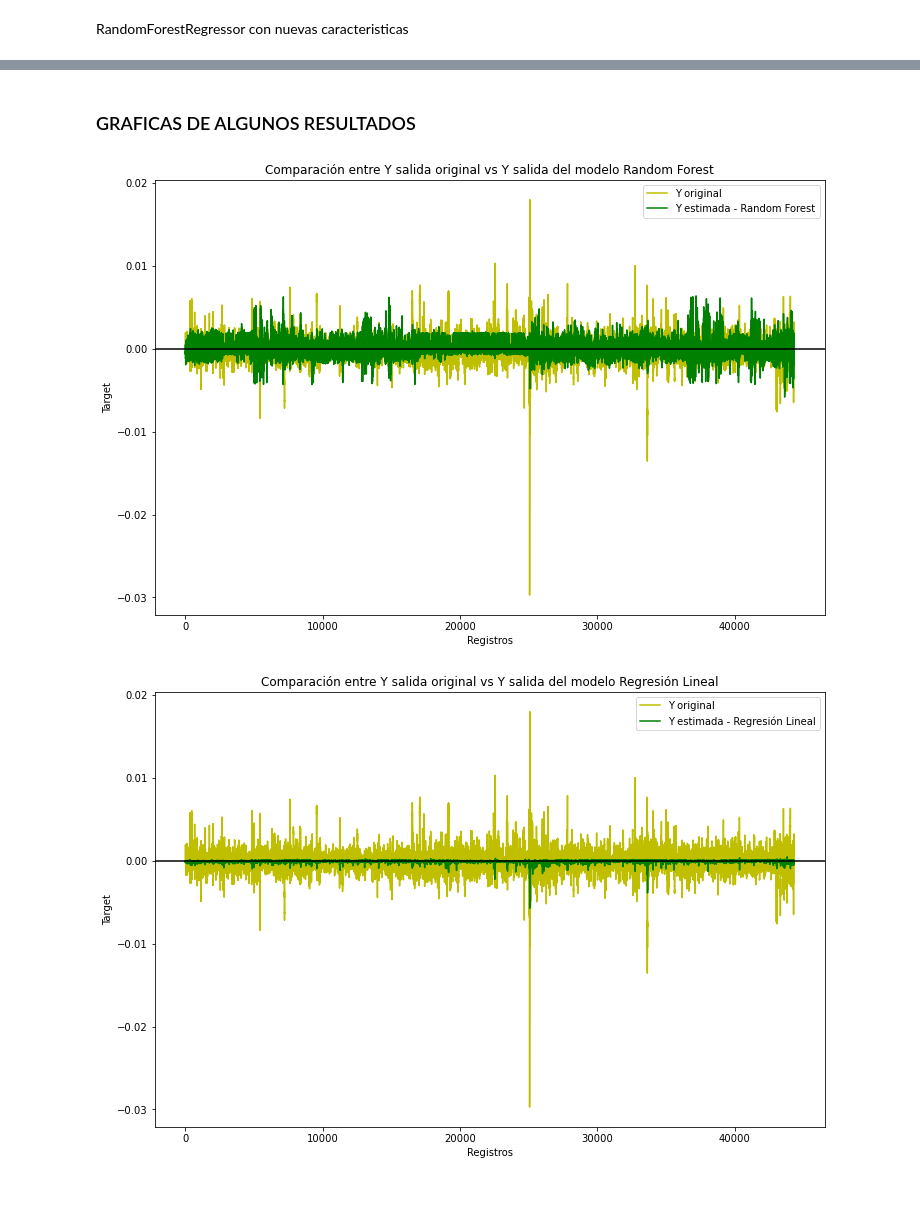
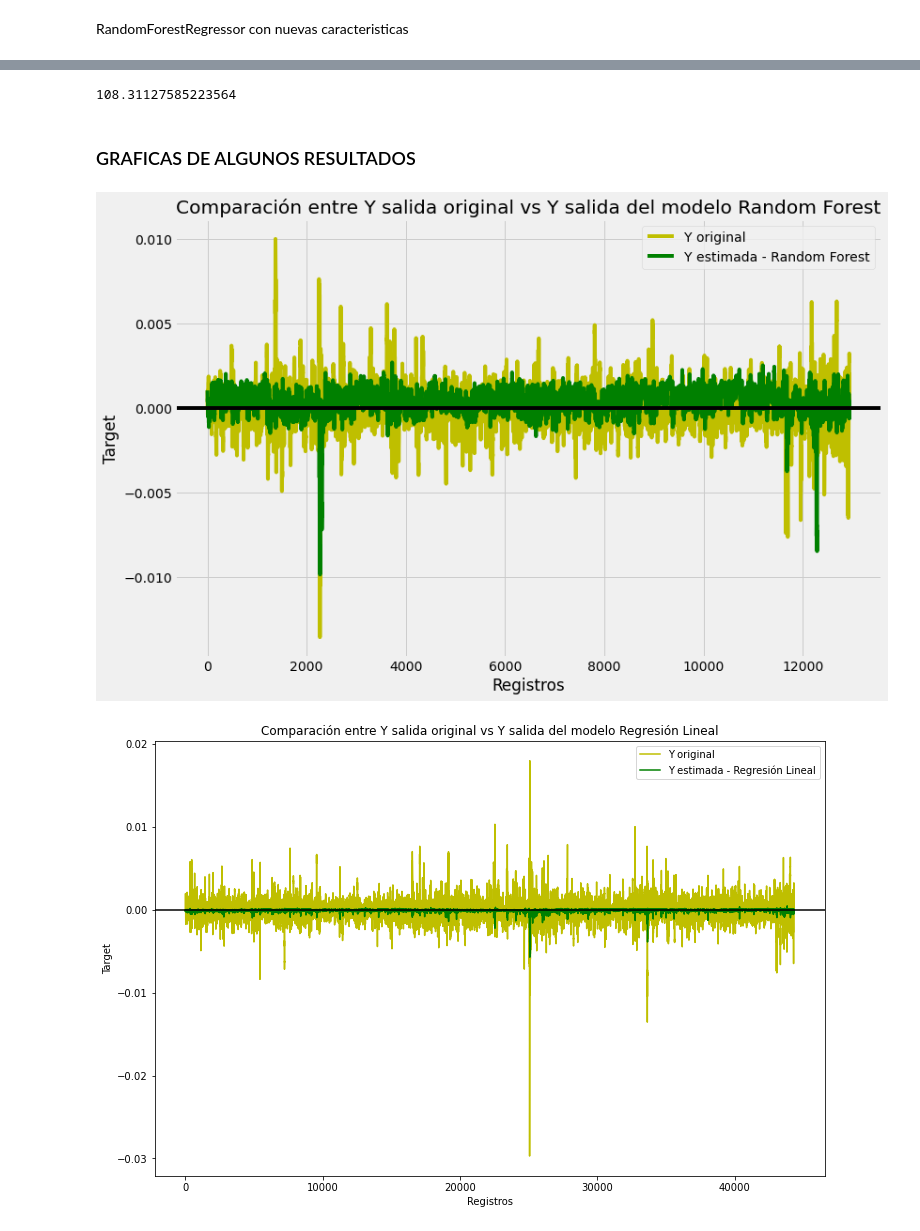
Before and after one commit to juanda9709/Crypto_Forecasting-, a Jupyter notebook: notebooks/Primera iteración.ipynb, the cells around one changed output, grey strips where cells are left out. Saved outputs shown, nothing was run; the diff lists cells and outputs as text; code cells hidden in the pictures; blank space fills up the shorter version.

```diff
--- a/notebooks/Primera iteración.ipynb
+++ b/notebooks/Primera iteración.ipynb
@@ -761,0 +845,3 @@ BIAS
+# %%
+LighGMBRegressor.fit(X_train_scaled_new, y_train_new)
+y_pred2 = LighGMBRegressor.predict(X_test_scaled_new)
@@ -791,0 +890,2 @@ BIAS
+# %%
+LighGMBRegressor = lgbm.LGBMRegressor()
@@ -791,0 +914,3 @@ BIAS
+# %%
+LighGMBRegressor.fit(X_train_scaled_new, y_train_new)
+y_pred2 = LighGMBRegressor.predict(X_test_scaled_new)
@@ -791,0 +1039,2 @@ BIAS
+# %%
+y_test_new = y_test_new.reset_index()
@@ -792,17 +1054,21 @@ BIAS
+# %%
+print(100*smape(y_test_new['Target'], predicciones))
+# %% [output]
+108.31127585223564
 # %% [markdown]
 ### GRAFICAS DE ALGUNOS RESULTADOS
 # %%
 fig = plt.figure(figsize=(12,8))
-line_1 = plt.plot(np.arange(len(y_test)), y_test, color = 'y', label='Y original')
-line_2 = plt.plot(np.arange(len(y_test)), y_pred2, color = 'g', label='Y estimada - Random Forest')
+line_1 = plt.plot(np.arange(len(y_test_new)), y_test_new, color = 'y', label='Y original')
+line_2 = plt.plot(np.arange(len(y_test_new)), y_pred2, color = 'g', label='Y estimada - Random Forest')
 plt.axhline(0, color="black")
 plt.legend()
 plt.title('Comparación entre Y salida original vs Y salida del modelo Random Forest') # Titulo de la gráfica
 plt.xlabel('Registros')
 plt.ylabel('Target')
 plt.show()
 # %% [output]
-[figure, old version]
+[figure, new version]
 # %%
 fig = plt.figure(figsize=(12,8))
 line_1 = plt.plot(np.arange(len(y_test)), y_test, color = 'y', label='Y original')
```
Also changed, not shown: parts of 67 cells of this notebook, 35 other files.
